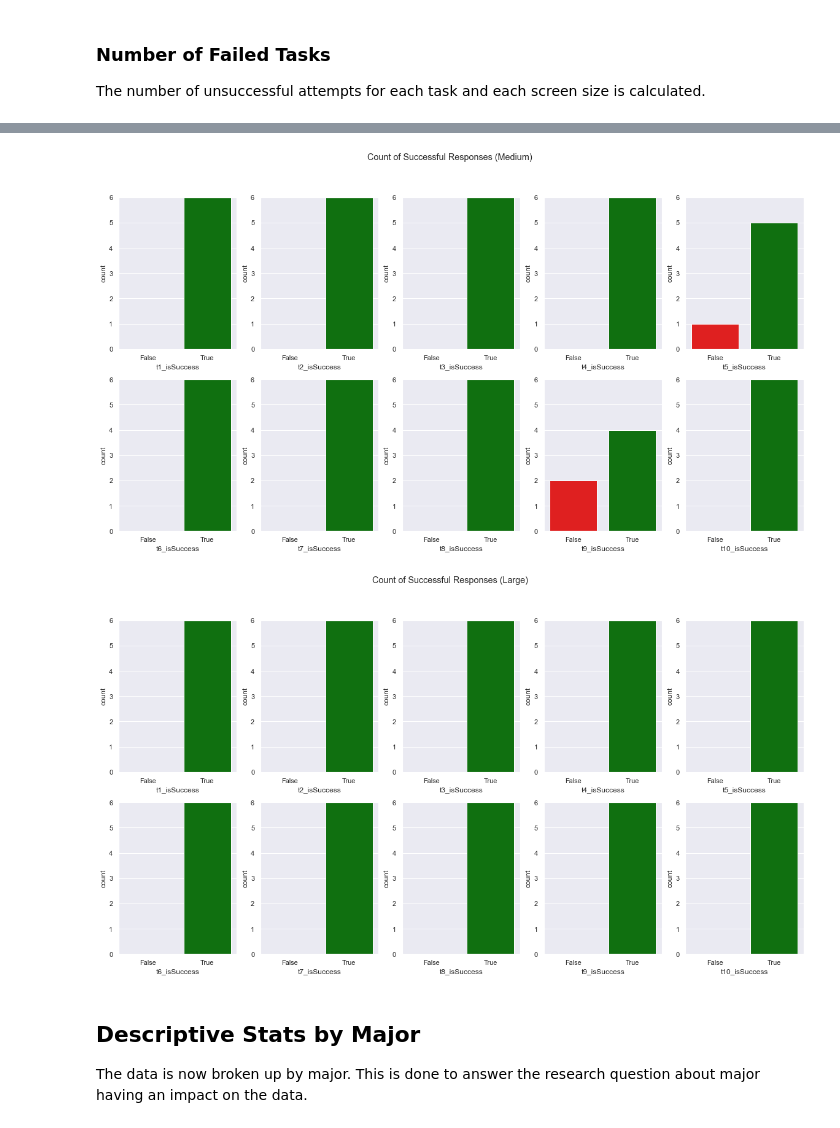
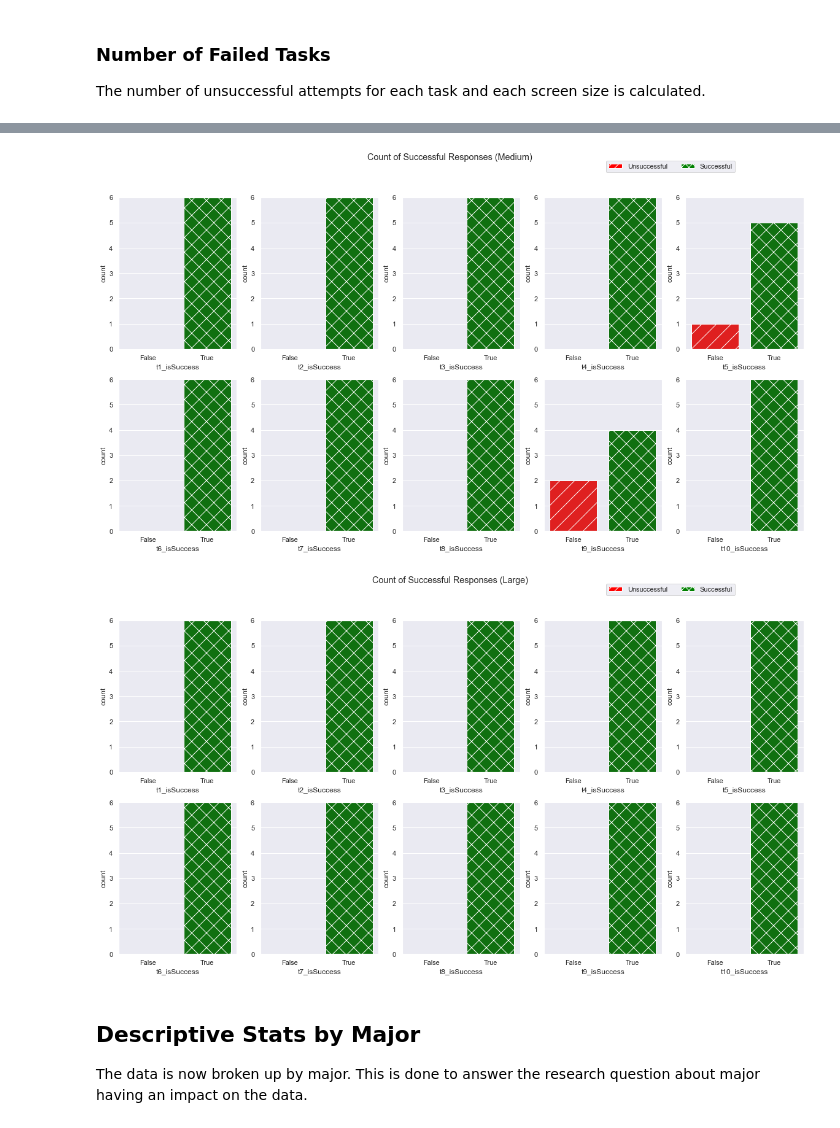
Before and after one commit to BladeF/Thesis-Data-Analysis, a Jupyter notebook: notebooks/task_analysis.ipynb, the cells around one changed output, grey strips where cells are left out. Cells and saved outputs as stored; diff of their text form; code cells hidden in the pictures.

Commit message:
Added legends and hatches to figures

```diff
--- a/notebooks/task_analysis.ipynb
+++ b/notebooks/task_analysis.ipynb
@@ -213,7 +288,16 @@ The number of unsuccessful attempts for each task and each screen size is calcul
 # %%
 fig = plt.figure(figsize=(20.0, 10.0))
 fig.suptitle("Count of Successful Responses (Small)")
+
+f_patch = mpatches.Patch(facecolor='red', label="Unsuccessful", hatch='//')
+s_patch = mpatches.Patch(facecolor='green', label="Successful", hatch='xx')
+
+fig.legend(handles=[f_patch, s_patch], bbox_to_anchor=(0.15, 0.8, 1., 0.102),
+          loc="upper center", ncol=2)
+
 index = 1
+
+hatches = itertools.cycle(['/', 'x'])
 
 cols = ["t1_isSuccess","t2_isSuccess","t3_isSuccess","t4_isSuccess","t5_isSuccess","t6_isSuccess","t7_isSuccess","t8_isSuccess","t9_isSuccess","t10_isSuccess"]
 for c in cols:
@@ -221,6 +305,10 @@ for c in cols:
     ax = sns.countplot(x=c, palette=tf_color, order=[False, True], data=small_df)
     ax.set_ylim(0, 6)
 
+    for bar in ax.patches:
+        hatch = next(hatches)
+        bar.set_hatch(hatch)
+
     index = index + 1
 
 plt.savefig("../figures/success_small.png", bbox_inches="tight")
@@ -229,7 +317,16 @@ plt.savefig("../figures/success_small.png", bbox_inches="tight")
 # %%
 fig = plt.figure(figsize=(20.0, 10.0))
 fig.suptitle("Count of Successful Responses (Medium)")
+
+f_patch = mpatches.Patch(facecolor='red', label="Unsuccessful", hatch='//')
+s_patch = mpatches.Patch(facecolor='green', label="Successful", hatch='xx')
+
+fig.legend(handles=[f_patch, s_patch], bbox_to_anchor=(0.15, 0.8, 1., 0.102),
+          loc="upper center", ncol=2)
+
 index = 1
+
+hatches = itertools.cycle(['/', 'x'])
 
 cols = ["t1_isSuccess","t2_isSuccess","t3_isSuccess","t4_isSuccess","t5_isSuccess","t6_isSuccess","t7_isSuccess","t8_isSuccess","t9_isSuccess","t10_isSuccess"]
 for c in cols:
@@ -237,27 +334,44 @@ for c in cols:
     ax = sns.countplot(x=c, palette=tf_color, order=[False, True], data=med_df)
     ax.set_ylim(0, 6)
 
+    for bar in ax.patches:
+        hatch = next(hatches)
+        bar.set_hatch(hatch)
+
     index = index + 1
 
 plt.savefig("../figures/success_med.png", bbox_inches="tight")
 # %% [output]
-[figure, old version]
+[figure, new version]
 # %%
 fig = plt.figure(figsize=(20.0, 10.0))
 fig.suptitle("Count of Successful Responses (Large)")
+
+f_patch = mpatches.Patch(facecolor='red', label="Unsuccessful", hatch='//')
+s_patch = mpatches.Patch(facecolor='green', label="Successful", hatch='xx')
+
+fig.legend(handles=[f_patch, s_patch], bbox_to_anchor=(0.15, 0.8, 1., 0.102),
+          loc="upper center", ncol=2)
+
 index = 1
+
+hatches = itertools.cycle(['/', 'x'])
 
 cols = ["t1_isSuccess","t2_isSuccess","t3_isSuccess","t4_isSuccess","t5_isSuccess","t6_isSuccess","t7_isSuccess","t8_isSuccess","t9_isSuccess","t10_isSuccess"]
 for c in cols:
     plt.subplot(2, 5, index)
     ax = sns.countplot(x=c, palette=tf_color, order=[False, True], data=large_df)
     ax.set_ylim(0, 6)
 
+    for bar in ax.patches:
+        hatch = next(hatches)
+        bar.set_hatch(hatch)
+
     index = index + 1
 
 plt.savefig("../figures/success_large.png", bbox_inches="tight")
 # %% [output]
-[figure, old version]
+[figure, new version]
 # %% [markdown]
 ## Descriptive Stats by Major ##
 
```
Also changed, not shown: parts of 14 cells of this notebook, 14 other files.
